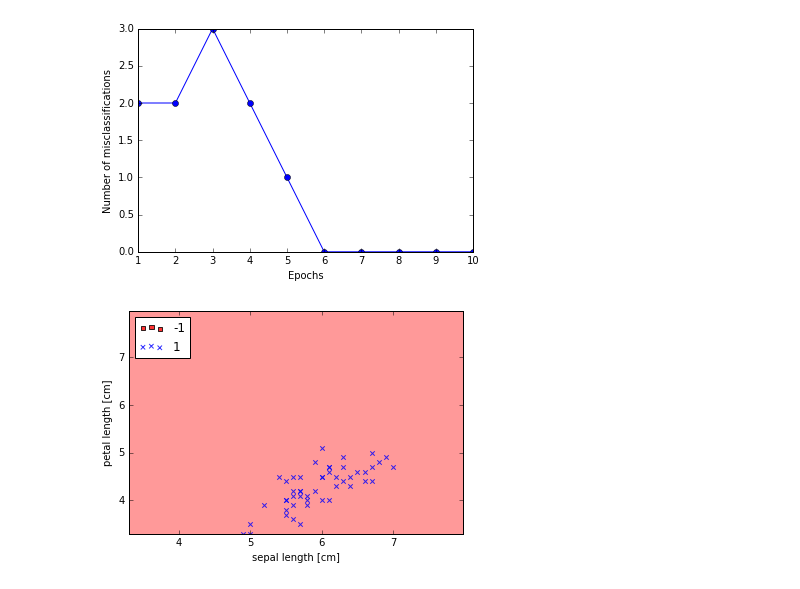
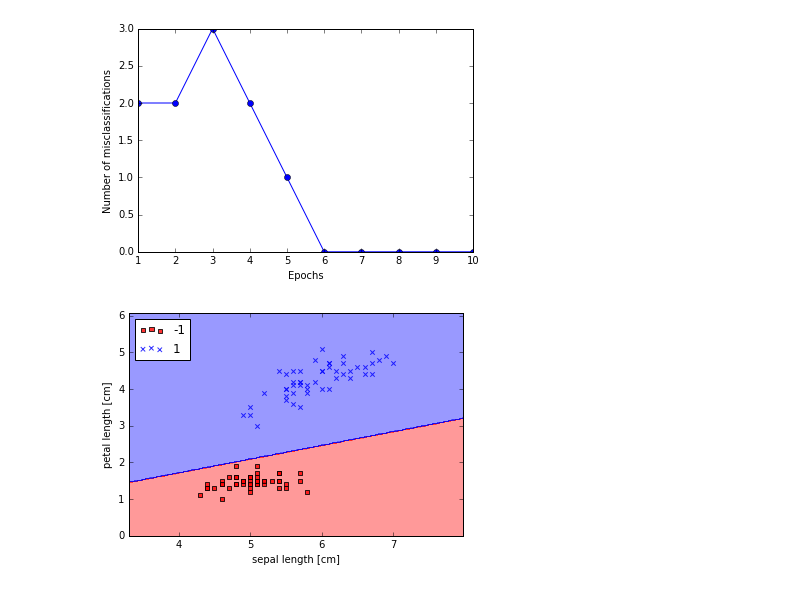
Before and after one commit to gohuygo/machine_learning, a Jupyter notebook: perceptron/Iris.ipynb, the cells around one changed output. Saved outputs shown, nothing was run; the diff lists cells and outputs as text; code cells hidden in the pictures.

```diff
--- a/perceptron/Iris.ipynb
+++ b/perceptron/Iris.ipynb
@@ -48,32 +48,32 @@ def plot_decision_regions(X, y, classifier, resolution=0.02):
     colors = ('red', 'blue', 'lightgreen', 'gray', 'cyan')
 
     cmap = ListedColormap(colors[:len(np.unique(y))])
 
     #plot the decision surface
     x1_min, x1_max = X[:, 0].min() - 1, X[:,0].max() + 1
-    x2_min, x2_max = X[:, 0].min() - 1, X[:,0].max() + 1
+    x2_min, x2_max = X[:, 1].min() - 1, X[:,1].max() + 1
 
     xx1, xx2 = np.meshgrid(np.arange(x1_min, x1_max, resolution),
                            np.arange(x2_min, x2_max, resolution))
 
     Z = classifier.predict(np.array([xx1.ravel(), xx2.ravel()]).T)
     Z = Z.reshape(xx1.shape)
 
     plt.contourf(xx1, xx2, Z, alpha=0.4, cmap=cmap)
     plt.xlim(xx1.min(), xx1.max())
     plt.ylim(xx2.min(), xx2.max())
 
     #plot class samples
     for idx, c1 in enumerate(np.unique(y)):
         plt.scatter(x=X[y == c1, 0], y=X[y == c1, 1],
                     alpha=0.8, c=cmap(idx),
                     marker=markers[idx], label=c1)
 
 
 plot_decision_regions(X, y, classifier=ppn)
 plt.xlabel('sepal length [cm]')
 plt.ylabel('petal length [cm]')
 plt.legend(loc='upper left')
 plt.show()
 # %% [output]
-[figure, old version]
+[figure, new version]
```
